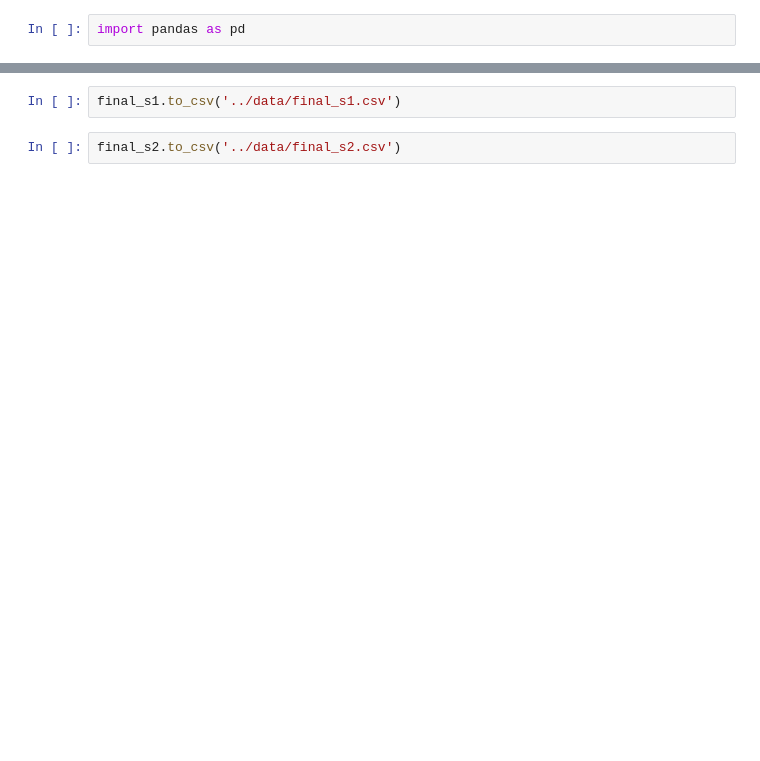
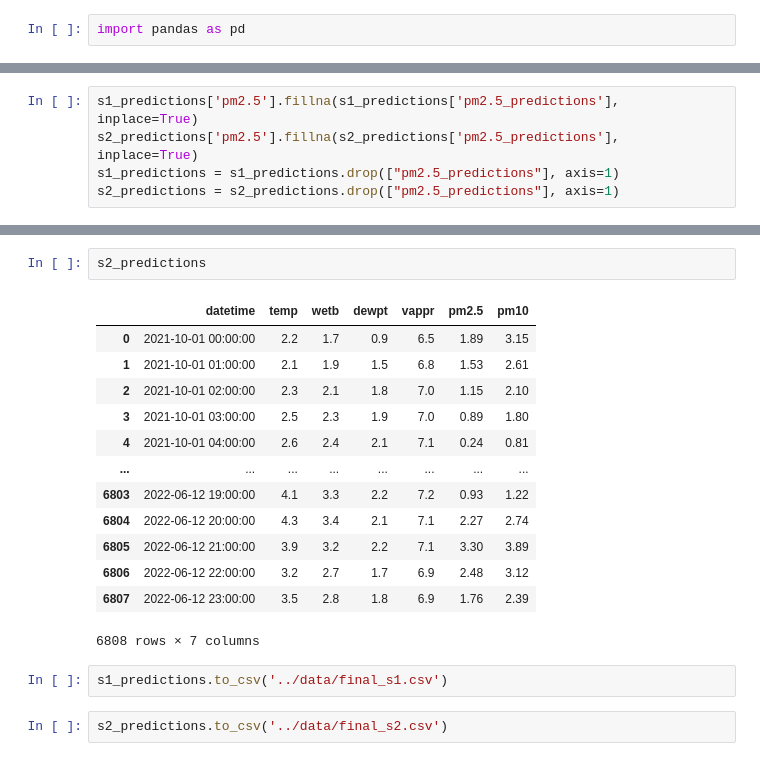
Before and after one commit to AdityaPimpalkar/AQI_federated_learning, a Jupyter notebook: notebooks/private_data_prep.ipynb, the cells around one changed output, grey strips where cells are left out. Saved outputs shown, nothing was run; the diff lists cells and outputs as text; blank space fills up the shorter version.

```diff
--- a/notebooks/private_data_prep.ipynb
+++ b/notebooks/private_data_prep.ipynb
@@ -92,0 +12,5 @@ final_s2 = pd.merge(met_s2[['datetime','temp', 'wetb', 'dewpt', 'vappr']], s2, h
+# %%
+s1_predictions['pm2.5'].fillna(s1_predictions['pm2.5_predictions'], inplace=True)
+s2_predictions['pm2.5'].fillna(s2_predictions['pm2.5_predictions'], inplace=True)
+s1_predictions = s1_predictions.drop(["pm2.5_predictions"], axis=1)
+s2_predictions = s2_predictions.drop(["pm2.5_predictions"], axis=1)
@@ -93,4 +55,20 @@ final_s2 = pd.merge(met_s2[['datetime','temp', 'wetb', 'dewpt', 'vappr']], s2, h
+# %%
+s2_predictions
+# %% [output]
+|  | datetime | temp | wetb | dewpt | vappr | pm2.5 | pm10 |
+| 0 | 2021-10-01 00:00:00 | 2.2 | 1.7 | 0.9 | 6.5 | 1.89 | 3.15 |
+| 1 | 2021-10-01 01:00:00 | 2.1 | 1.9 | 1.5 | 6.8 | 1.53 | 2.61 |
+| 2 | 2021-10-01 02:00:00 | 2.3 | 2.1 | 1.8 | 7.0 | 1.15 | 2.10 |
+| 3 | 2021-10-01 03:00:00 | 2.5 | 2.3 | 1.9 | 7.0 | 0.89 | 1.80 |
+| 4 | 2021-10-01 04:00:00 | 2.6 | 2.4 | 2.1 | 7.1 | 0.24 | 0.81 |
+| ... | ... | ... | ... | ... | ... | ... | ... |
+| 6803 | 2022-06-12 19:00:00 | 4.1 | 3.3 | 2.2 | 7.2 | 0.93 | 1.22 |
+| 6804 | 2022-06-12 20:00:00 | 4.3 | 3.4 | 2.1 | 7.1 | 2.27 | 2.74 |
+| 6805 | 2022-06-12 21:00:00 | 3.9 | 3.2 | 2.2 | 7.1 | 3.30 | 3.89 |
+| 6806 | 2022-06-12 22:00:00 | 3.2 | 2.7 | 1.7 | 6.9 | 2.48 | 3.12 |
+| 6807 | 2022-06-12 23:00:00 | 3.5 | 2.8 | 1.8 | 6.9 | 1.76 | 2.39 |
+6808 rows × 7 columns
 # %%
-final_s1.to_csv('../data/final_s1.csv')
+s1_predictions.to_csv('../data/final_s1.csv')
 # %%
-final_s2.to_csv('../data/final_s2.csv')
+s2_predictions.to_csv('../data/final_s2.csv')
```
Also changed, not shown: parts of 17 cells of this notebook, 2 other files.
